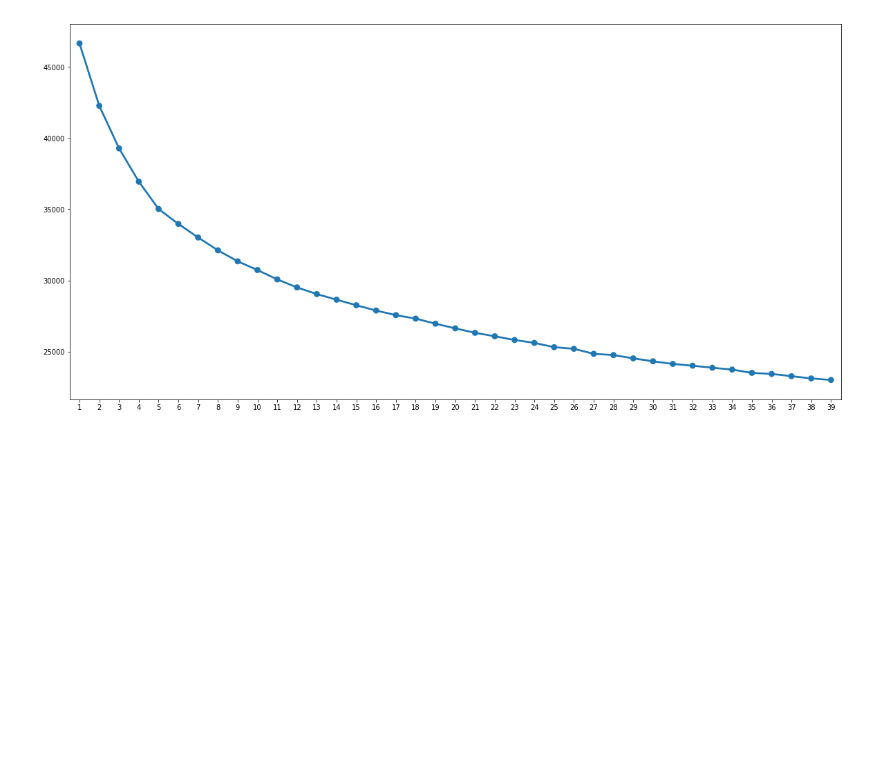
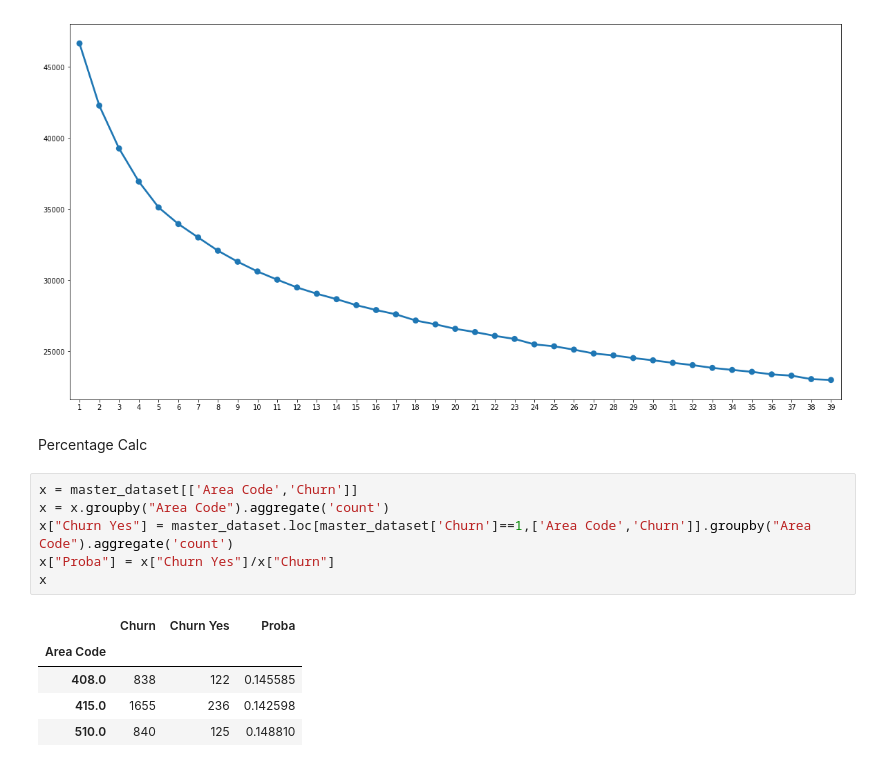
Before and after one commit to sravangereddy/DataScience_, a Jupyter notebook: Customer Churn - 2/Customer Churn.ipynb, the cells around one changed output. Saved outputs shown, nothing was run; the diff lists cells and outputs as text; blank space fills up the shorter version.

```diff
--- a/Customer Churn - 2/Customer Churn.ipynb
+++ b/Customer Churn - 2/Customer Churn.ipynb
@@ -406,3 +406,17 @@ sn.pointplot(y=cluster_ssd,x=cluster_index, ax=ax)
 plt.show()
 # %% [output]
 [figure]
+# %% [markdown]
+Percentage Calc
+# %%
+x = master_dataset[['Area Code','Churn']]
+x = x.groupby("Area Code").aggregate('count')
+x["Churn Yes"] = master_dataset.loc[master_dataset['Churn']==1,['Area Code','Churn']].groupby("Area Code").aggregate('count')
+x["Proba"] = x["Churn Yes"]/x["Churn"]
+x
+# %% [output]
+|  | Churn | Churn Yes | Proba |
+| Area Code |  |  |  |
+| 408.0 | 838 | 122 | 0.145585 |
+| 415.0 | 1655 | 236 | 0.142598 |
+| 510.0 | 840 | 125 | 0.148810 |
```
Also changed, not shown: 1 other file.
